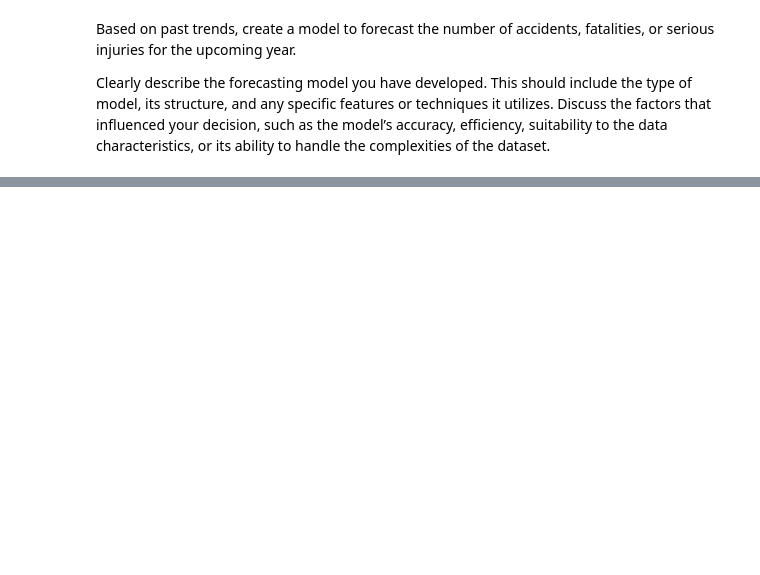
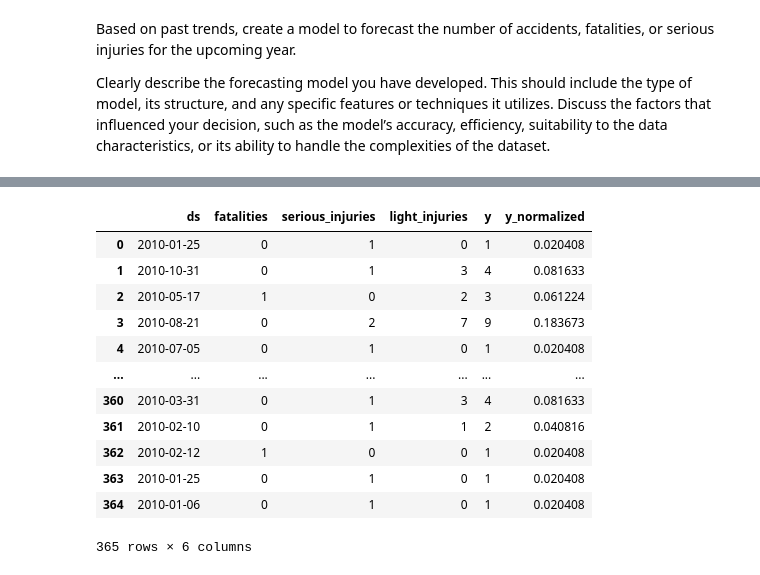
Before and after one commit to MarcLlopart/Traffic-Accident-Analysis, a Jupyter notebook: EDA.ipynb, the cells around one changed output, grey strips where cells are left out. Saved outputs shown, nothing was run; the diff lists cells and outputs as text; code cells hidden in the pictures; blank space fills up the shorter version.

```diff
--- a/EDA.ipynb
+++ b/EDA.ipynb
@@ -708,0 +853,16 @@ TypeError: 'type' object is not subscriptable
+# %%
+df_prophet[:365]
+# %% [output]
+|  | ds | fatalities | serious_injuries | light_injuries | y | y_normalized |
+| 0 | 2010-01-25 | 0 | 1 | 0 | 1 | 0.020408 |
+| 1 | 2010-10-31 | 0 | 1 | 3 | 4 | 0.081633 |
+| 2 | 2010-05-17 | 1 | 0 | 2 | 3 | 0.061224 |
+| 3 | 2010-08-21 | 0 | 2 | 7 | 9 | 0.183673 |
+| 4 | 2010-07-05 | 0 | 1 | 0 | 1 | 0.020408 |
+| ... | ... | ... | ... | ... | ... | ... |
+| 360 | 2010-03-31 | 0 | 1 | 3 | 4 | 0.081633 |
+| 361 | 2010-02-10 | 0 | 1 | 1 | 2 | 0.040816 |
+| 362 | 2010-02-12 | 1 | 0 | 0 | 1 | 0.020408 |
+| 363 | 2010-01-25 | 0 | 1 | 0 | 1 | 0.020408 |
+| 364 | 2010-01-06 | 0 | 1 | 0 | 1 | 0.020408 |
+365 rows × 6 columns
```
Also changed, not shown: parts of 13 cells of this notebook.
